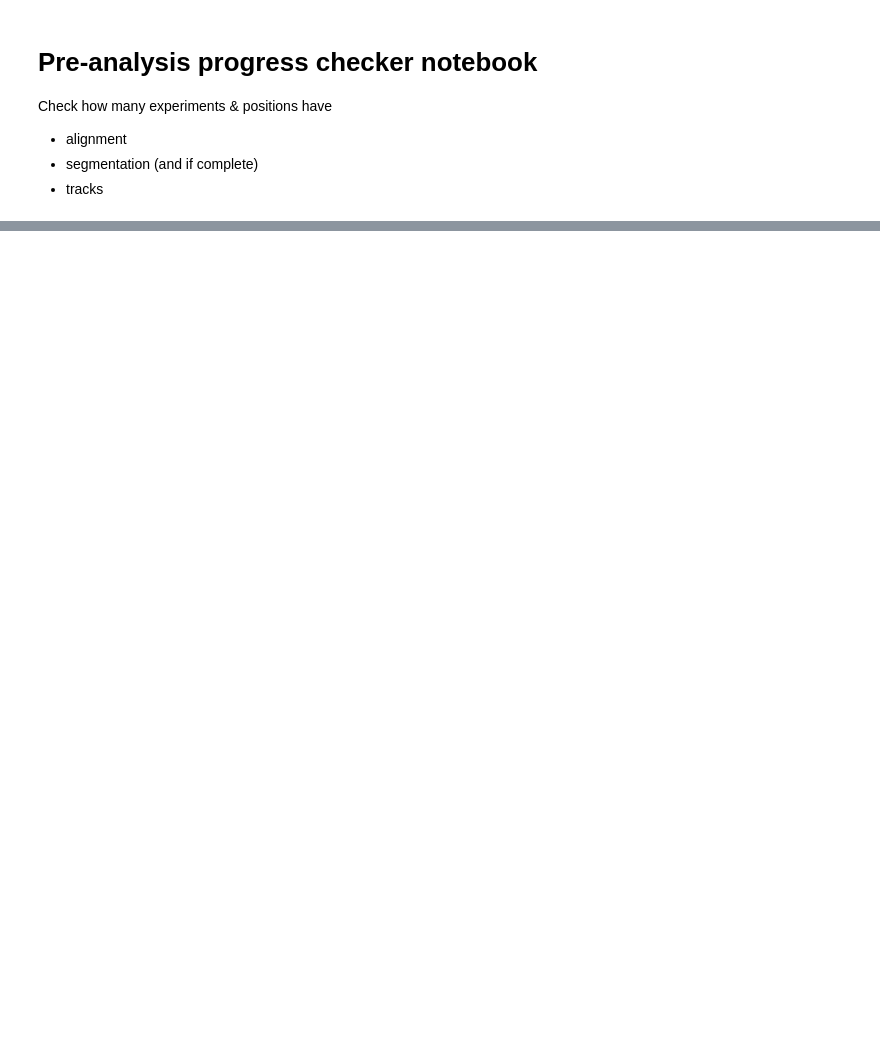
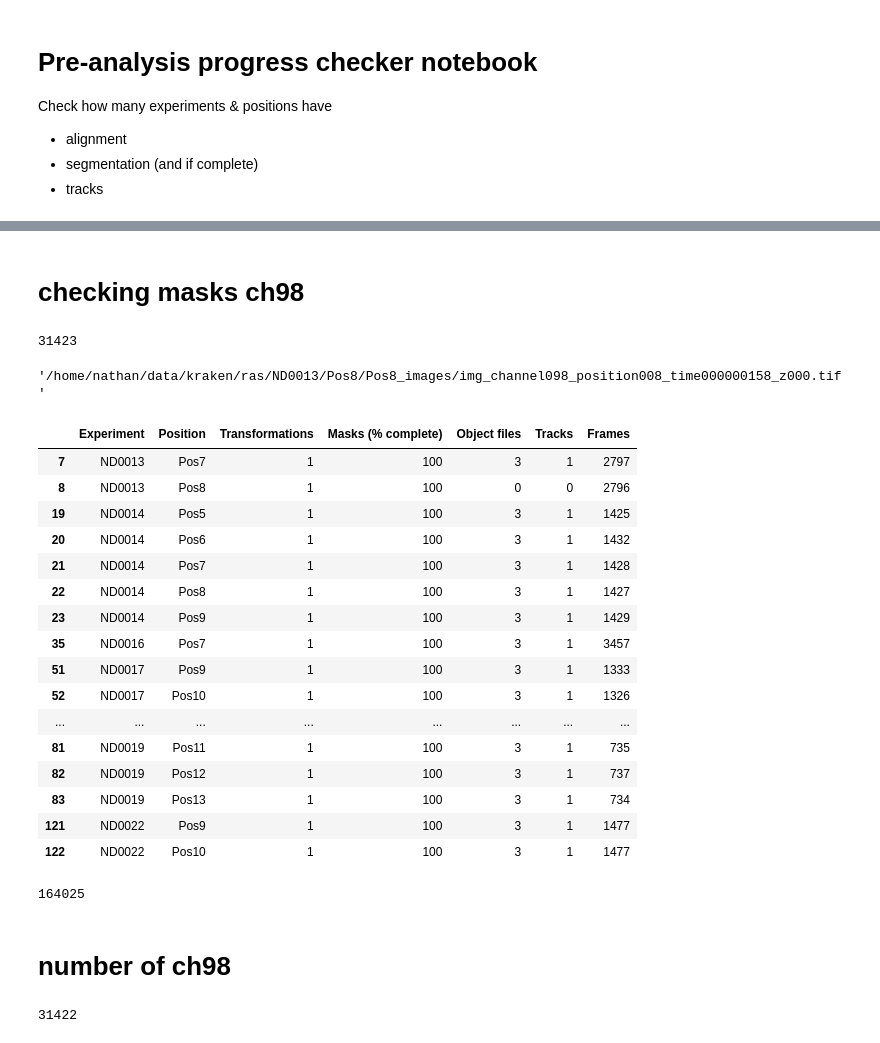
Before and after one commit to nthndy/segment-classify-track, a Jupyter notebook: progress checker.ipynb, the cells around one changed output, grey strips where cells are left out. Drawn from its saved outputs; the diff is of its cells as text; code cells hidden in the pictures; blank space fills up the shorter version.

```diff
--- a/progress checker.ipynb
+++ b/progress checker.ipynb
@@ -102,0 +123,6 @@ progress_df.loc[progress_df['Masks (% complete)'] != 100.0]
+# %% [markdown]
+# checking masks ch98
+# %%
+len(glob.glob('/home/nathan/data/kraken/ras/ND****/Pos*/Pos*_images/*channel098*'))
+# %% [output]
+31423
@@ -102,0 +131,68 @@ progress_df.loc[progress_df['Masks (% complete)'] != 100.0]
+# %%
+files[0]
+# %% [output]
+'/home/nathan/data/kraken/ras/ND0013/Pos8/Pos8_images/img_channel098_position008_time000000158_z000.tif'
+# %%
+progress = []
+for expt in expt_list:
+    ### sorted position list
+    pos_list = sorted([pos for pos in os.listdir(os.path.join(root_dir, expt))
+                       if 'Pos' in pos
+                       and os.path.isdir(os.path.join(root_dir, expt, pos))],
+                       key = lambda x: [int(y) for y in re.findall(r'\d+', x)])
+    for pos in pos_list:
+        ### does any alignment tensors exist?
+        directory = os.path.join(root_dir, expt, pos)
+        directory_files = os.listdir(directory)
+        tensor_file = len([fn for fn in directory_files if 'transform_tensor' in fn and '.npy' in fn])
+
+        ## do masks exist
+        image_dir = os.path.join(directory, f'{pos}_images')
+        n_masks = len(glob.glob(f'{image_dir}/*channel098*.tif'))
+        n_imgs = len(glob.glob(f'{image_dir}/*channel001*.tif'))
+
+        if n_imgs == 0:
+            image_files = 0
+        else:
+            image_files = int((n_masks/n_imgs)*100)
+
+        ## do objects exist
+        obj_files = len([fn for fn in directory_files if 'obj' in fn and '.h5' in fn])
+
+        ## do tracks exist
+        track_files = len([fn for fn in directory_files if 'tracks' in fn and '.h5' in fn])
+
+        ## append data
+        progress.append((expt, pos, tensor_file, image_files, obj_files, track_files, n_imgs))
+### turn into df
+progress_df = pd.DataFrame(progress, columns=['Experiment', 'Position', 'Transformations', 'Masks (% complete)', 'Object files','Tracks', 'Frames'])
+# %%
+progress_df.loc[progress_df['Masks (% complete)'] != 0.0]
+# %% [output]
+|  | Experiment | Position | Transformations | Masks (% complete) | Object files | Tracks | Frames |
+| 7 | ND0013 | Pos7 | 1 | 100 | 3 | 1 | 2797 |
+| 8 | ND0013 | Pos8 | 1 | 100 | 0 | 0 | 2796 |
+| 19 | ND0014 | Pos5 | 1 | 100 | 3 | 1 | 1425 |
+| 20 | ND0014 | Pos6 | 1 | 100 | 3 | 1 | 1432 |
+| 21 | ND0014 | Pos7 | 1 | 100 | 3 | 1 | 1428 |
+| 22 | ND0014 | Pos8 | 1 | 100 | 3 | 1 | 1427 |
+| 23 | ND0014 | Pos9 | 1 | 100 | 3 | 1 | 1429 |
+| 35 | ND0016 | Pos7 | 1 | 100 | 3 | 1 | 3457 |
+| 51 | ND0017 | Pos9 | 1 | 100 | 3 | 1 | 1333 |
+| 52 | ND0017 | Pos10 | 1 | 100 | 3 | 1 | 1326 |
+| ... | ... | ... | ... | ... | ... | ... | ... |
+| 81 | ND0019 | Pos11 | 1 | 100 | 3 | 1 | 735 |
+| 82 | ND0019 | Pos12 | 1 | 100 | 3 | 1 | 737 |
+| 83 | ND0019 | Pos13 | 1 | 100 | 3 | 1 | 734 |
+| 121 | ND0022 | Pos9 | 1 | 100 | 3 | 1 | 1477 |
+| 122 | ND0022 | Pos10 | 1 | 100 | 3 | 1 | 1477 |
+# %%
+np.sum(progress_df['Frames'])
+# %% [output]
+164025
+# %% [markdown]
+# number of ch98
+# %%
+np.sum(progress_df.loc[progress_df['Masks (% complete)'] != 0.0]['Frames'])
+# %% [output]
+31422
```
Also changed, not shown: parts of 14 cells of this notebook, 5 other files.
